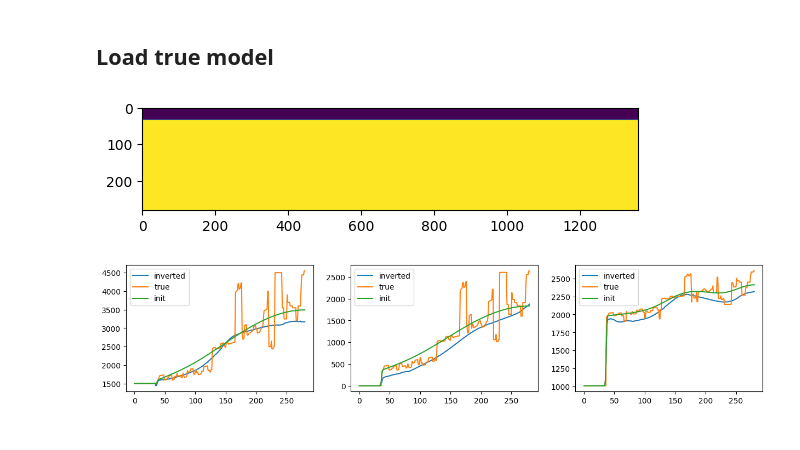
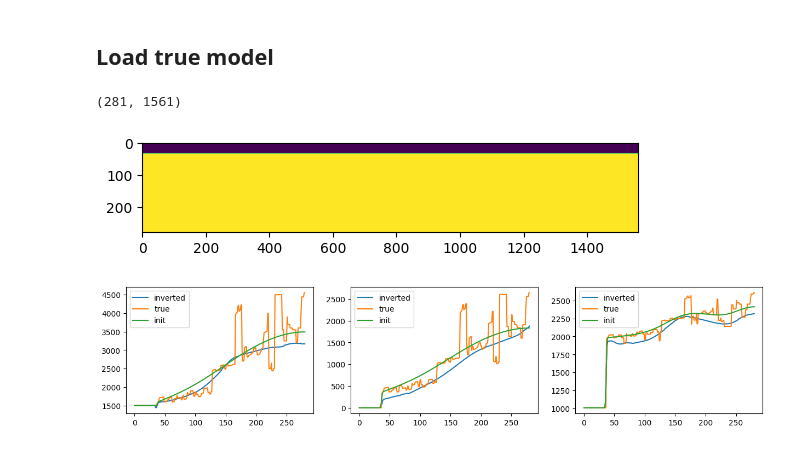
Before and after one commit to GeophyAI/seistorch, a Jupyter notebook: check_inversion.ipynb, the cells around one changed output. Cells and saved outputs as stored; diff of their text form; code cells hidden in the pictures.

```diff
--- a/check_inversion.ipynb
+++ b/check_inversion.ipynb
@@ -27,13 +27,15 @@ true_vp = np.load("/mnt/data/wangsw/inversion/elastic_marmousi/velocity/true_vp_
 true_vs = np.load("/mnt/data/wangsw/inversion/elastic_marmousi/velocity/true_vs_z12.5m_x12.5m_expand.npy")[:,EXPAND:-EXPAND]
 true_rho = np.load("/mnt/data/wangsw/inversion/elastic_marmousi/velocity/true_rho_z12.5m_x12.5m_expand.npy")[:,EXPAND:-EXPAND]
 # %%
-sea_mask = np.ones_like(true_vp)
-sea_mask[0:35,:] = 0
-plt.imshow(sea_mask)
-plt.show()
-np.save("/home/wangsw/Desktop/wangsw/fwi/geometry/marmousi_fixed/sea.npy", sea_mask)
+# sea_mask = np.ones_like(true_vp)
+# sea_mask[0:35,:] = 0
+# print(sea_mask.shape)
+# plt.imshow(sea_mask)
+# plt.show()
+# np.save("/home/wangsw/Desktop/wangsw/fwi/geometry/marmousi_fixed/sea.npy", sea_mask)
 # %% [output]
+(281, 1561)
-[figure, old version]
+[figure, new version]
 # %%
 init_vp = np.load("/mnt/data/wangsw/inversion/elastic_marmousi/velocity/init_vp_z12.5m_x12.5m_expand.npy")[:,EXPAND:-EXPAND]
 init_vs = np.load("/mnt/data/wangsw/inversion/elastic_marmousi/velocity/init_vs_z12.5m_x12.5m_expand.npy")[:,EXPAND:-EXPAND]
```
Also changed, not shown: parts of 5 cells of this notebook, 15 other files.
